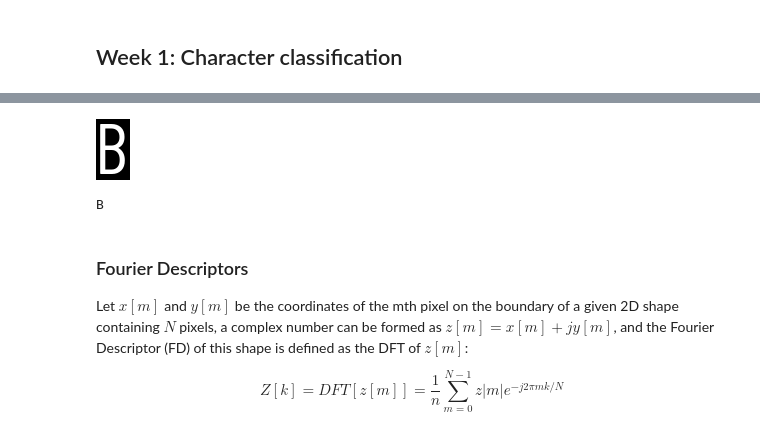
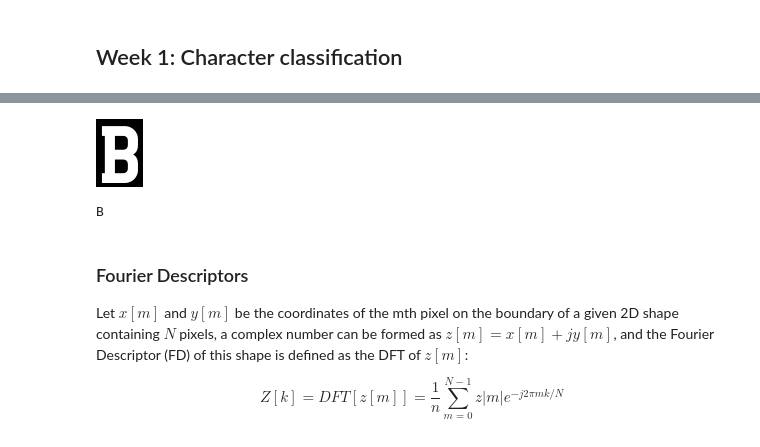
Before and after one commit to diana3300/CoolMyRoom, a Jupyter notebook: P2_week1_shape_and_region_descriptors.ipynb, the cells around one changed output, grey strips where cells are left out. Saved outputs shown, nothing was run; the diff lists cells and outputs as text; code cells hidden in the pictures.

```diff
--- a/P2_week1_shape_and_region_descriptors.ipynb
+++ b/P2_week1_shape_and_region_descriptors.ipynb
@@ -64,17 +64,18 @@ def load_images_from_folder(folder):
   return images, labels
 # %%
 #Load images from folder
-folder = '/content/drive/MyDrive/Facultate/SVA/Sisteme de Vedere Artificială - proiecte de laborator/P2/resources/train_letters'
+folder = '/content/drive/MyDrive/train_letters'
 
 images, labels = load_images_from_folder(folder)
 # %%
 #Test if loading was successful
 from google.colab.patches import cv2_imshow
 
 cv2_imshow(images[15])
+iimg = images[15]
 print(chr(labels[15]+65))
 # %% [output]
-[figure, old version]
+[figure, new version]
 B
 # %% [markdown]
 ### Fourier Descriptors
```
Also changed, not shown: parts of 6 cells of this notebook.
